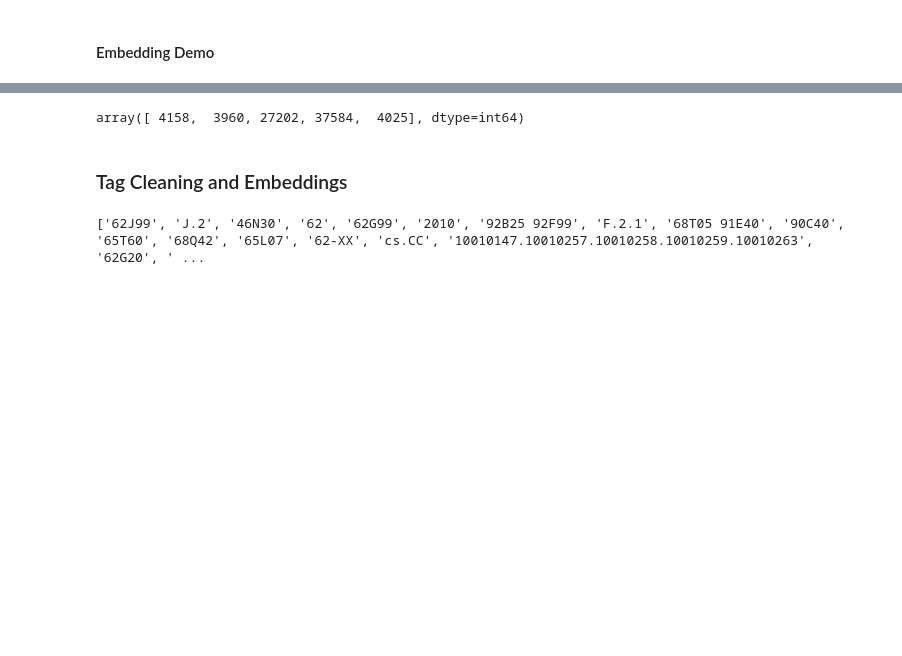
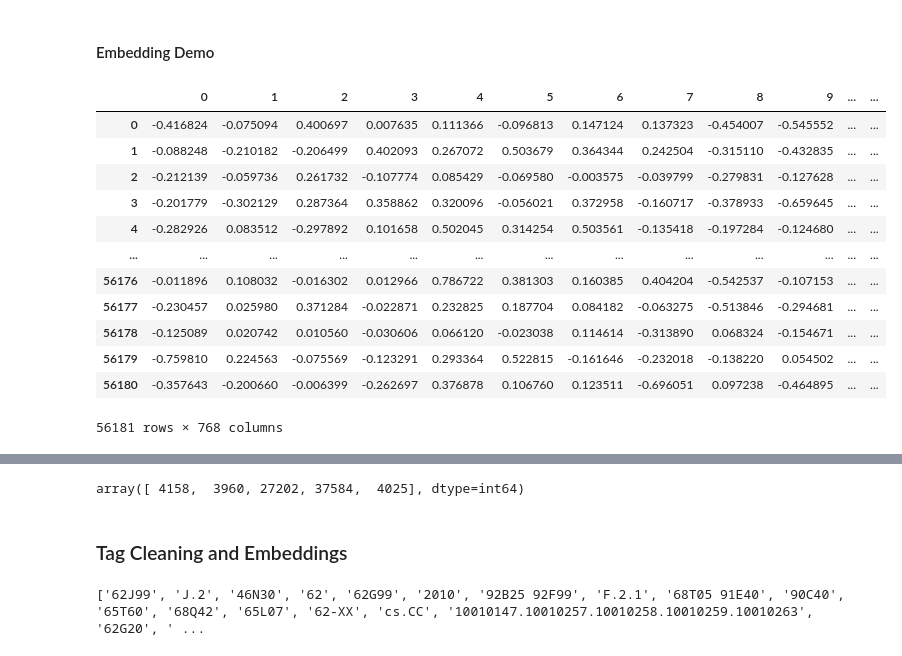
Before and after one commit to a-tabaza/paper-recommender, a Jupyter notebook: data_cleaning.ipynb, the cells around one changed output, grey strips where cells are left out. Drawn from its saved outputs; the diff is of its cells as text; code cells hidden in the pictures; blank space fills up the shorter version.

```diff
--- a/data_cleaning.ipynb
+++ b/data_cleaning.ipynb
@@ -56,5 +56,24 @@ for abstract in tqdm(abstracts):
 abstracts_embedding = np.array(abstracts_embedding)
 abstracts_embedding_df = pd.DataFrame(abstracts_embedding)
 abstracts_embedding_df.to_csv('abstracts_embedding.csv', index=False)
+# %%
+abstracts_embedding_df = pd.read_csv('abstracts_embedding.csv')
+abstracts_embedding_df = abstracts_embedding_df.astype(float)
+# %%
+abstracts_embedding_df
+# %% [output]
+|  | 0 | 1 | 2 | 3 | 4 | 5 | 6 | 7 | 8 | 9 | ... | ... |
+| 0 | -0.416824 | -0.075094 | 0.400697 | 0.007635 | 0.111366 | -0.096813 | 0.147124 | 0.137323 | -0.454007 | -0.545552 | ... | ... |
+| 1 | -0.088248 | -0.210182 | -0.206499 | 0.402093 | 0.267072 | 0.503679 | 0.364344 | 0.242504 | -0.315110 | -0.432835 | ... | ... |
+| 2 | -0.212139 | -0.059736 | 0.261732 | -0.107774 | 0.085429 | -0.069580 | -0.003575 | -0.039799 | -0.279831 | -0.127628 | ... | ... |
+| 3 | -0.201779 | -0.302129 | 0.287364 | 0.358862 | 0.320096 | -0.056021 | 0.372958 | -0.160717 | -0.378933 | -0.659645 | ... | ... |
+| 4 | -0.282926 | 0.083512 | -0.297892 | 0.101658 | 0.502045 | 0.314254 | 0.503561 | -0.135418 | -0.197284 | -0.124680 | ... | ... |
+| ... | ... | ... | ... | ... | ... | ... | ... | ... | ... | ... | ... | ... |
+| 56176 | -0.011896 | 0.108032 | -0.016302 | 0.012966 | 0.786722 | 0.381303 | 0.160385 | 0.404204 | -0.542537 | -0.107153 | ... | ... |
+| 56177 | -0.230457 | 0.025980 | 0.371284 | -0.022871 | 0.232825 | 0.187704 | 0.084182 | -0.063275 | -0.513846 | -0.294681 | ... | ... |
+| 56178 | -0.125089 | 0.020742 | 0.010560 | -0.030606 | 0.066120 | -0.023038 | 0.114614 | -0.313890 | 0.068324 | -0.154671 | ... | ... |
+| 56179 | -0.759810 | 0.224563 | -0.075569 | -0.123291 | 0.293364 | 0.522815 | -0.161646 | -0.232018 | -0.138220 | 0.054502 | ... | ... |
+| 56180 | -0.357643 | -0.200660 | -0.006399 | -0.262697 | 0.376878 | 0.106760 | 0.123511 | -0.696051 | 0.097238 | -0.464895 | ... | ... |
+56181 rows × 768 columns
 # %%
 embedding_tensors = torch.tensor(abstracts_embedding_df.values)
```
Also changed, not shown: parts of 3 cells of this notebook.
